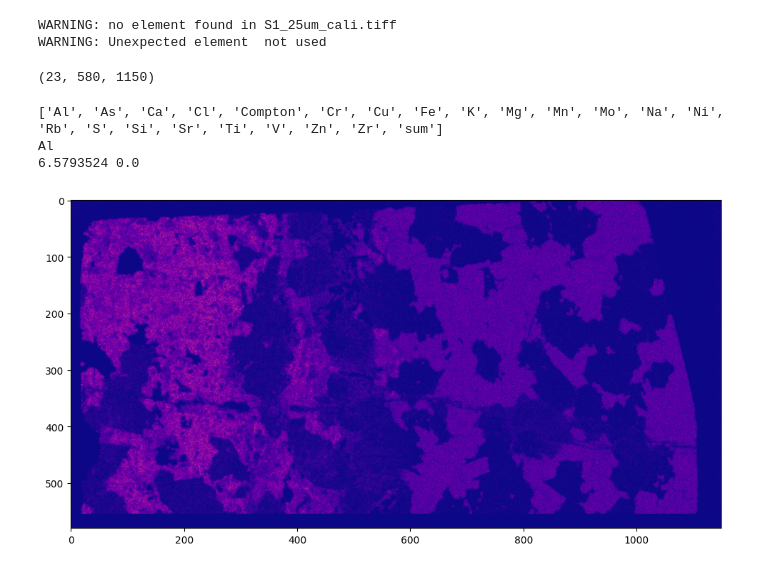
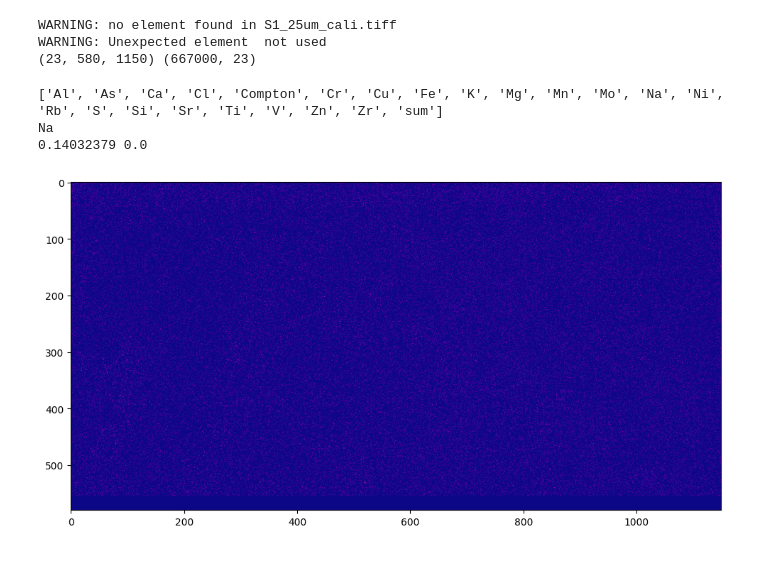
Before and after one commit to lachlanc61/ColourspecXFM, a Jupyter notebook: notebooks/geopixe_seg.ipynb, the cells around one changed output. Drawn from its saved outputs; the diff is of its cells as text; code cells hidden in the pictures.

```diff
--- a/notebooks/geopixe_seg.ipynb
+++ b/notebooks/geopixe_seg.ipynb
@@ -71,6 +77,9 @@ for f in files:
     im = Image.open(f)
     img = np.array(im)
 """
+BASEFACTOR=100000
+SUPPRESS = ['Na', 'Mg']
+SFACTORS = [ 1000, 10 ]
 
 wdir = os.path.join(BASEDIR, TIFDIR)
 
@@ -89,38 +98,50 @@ dims = img.shape
 
 maps=np.zeros((len(elements), dims[0], dims[1]), dtype=np.float32)
 
+
 i=0
 for f in filepaths:
     im = Image.open(f)
     img = np.array(im)
     #replace all negative values with 0
     img = np.where(img<0, 0, img)
-    maps[i,:,:]=img/100000
+
+    factor=BASEFACTOR
+    for idx, snames in enumerate(SUPPRESS):
+        if elements[i] in snames:
+            factor=BASEFACTOR*SFACTORS[idx]
+
+    maps[i,:,:]=img/factor
     i+=1
 
-maps.shape
+
+data=maps.reshape(maps.shape[0],-1)
+
+data=np.swapaxes(data,0,1)
+
+print(maps.shape, data.shape)
 # %% [output]
 WARNING: no element found in S1_25um_cali.tiff
 WARNING: Unexpected element  not used
+(23, 580, 1150) (667000, 23)
-(23, 580, 1150)
 # %%
-IDX=0
+IDX=12
 
 img = maps[IDX,:,:]
 
 print(elements)
 print(elements[IDX])
 print(np.max(img), np.min(img))
 
 fig = plt.figure(figsize=(12,6))
 
 ax = fig.add_subplot(111)
 
 display = ax.imshow(img, cmap='plasma')
 
 plt.show()
 # %% [output]
 ['Al', 'As', 'Ca', 'Cl', 'Compton', 'Cr', 'Cu', 'Fe', 'K', 'Mg', 'Mn', 'Mo', 'Na', 'Ni', 'Rb', 'S', 'Si', 'Sr', 'Ti', 'V', 'Zn', 'Zr', 'sum']
-Al
-6.5793524 0.0
+Na
+0.14032379 0.0
-[figure, old version]
+[figure, new version]
```
Also changed, not shown: parts of 7 cells of this notebook, 2 other files.
